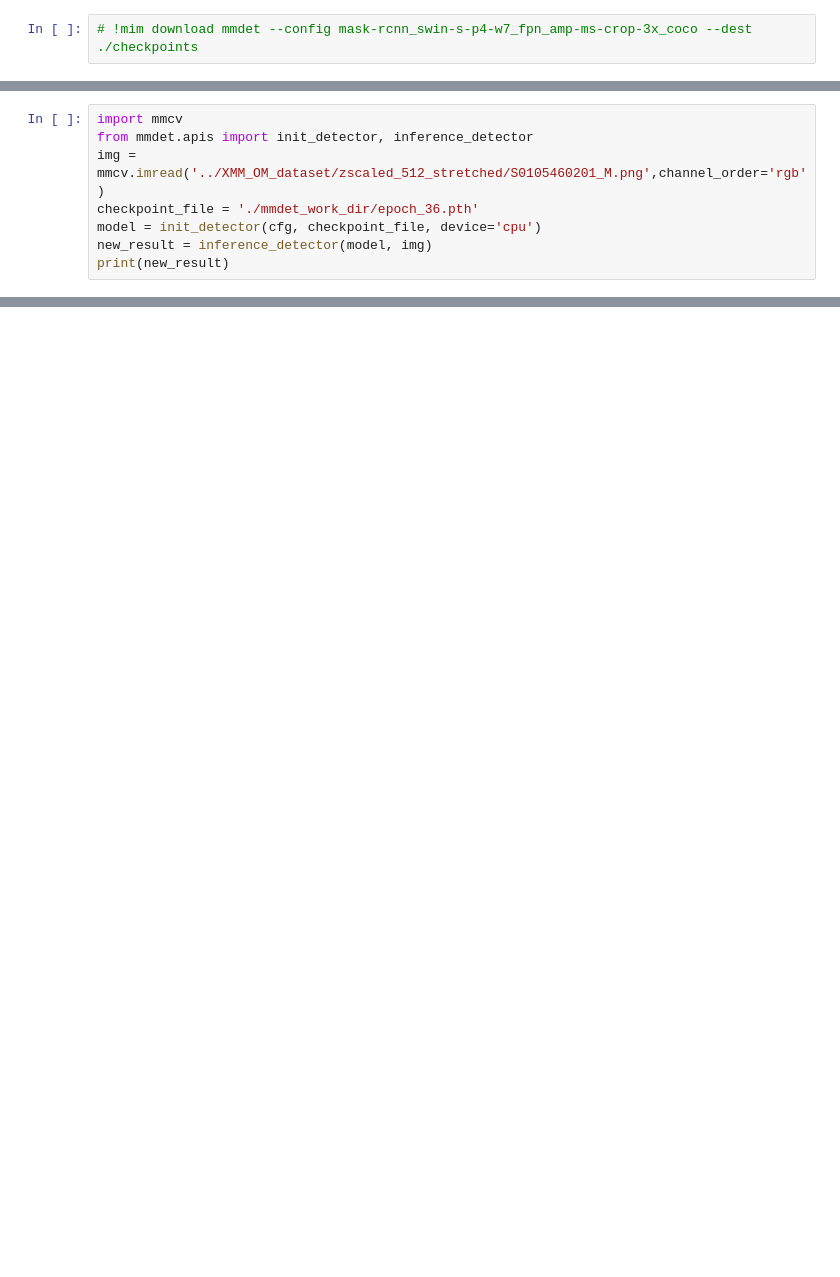
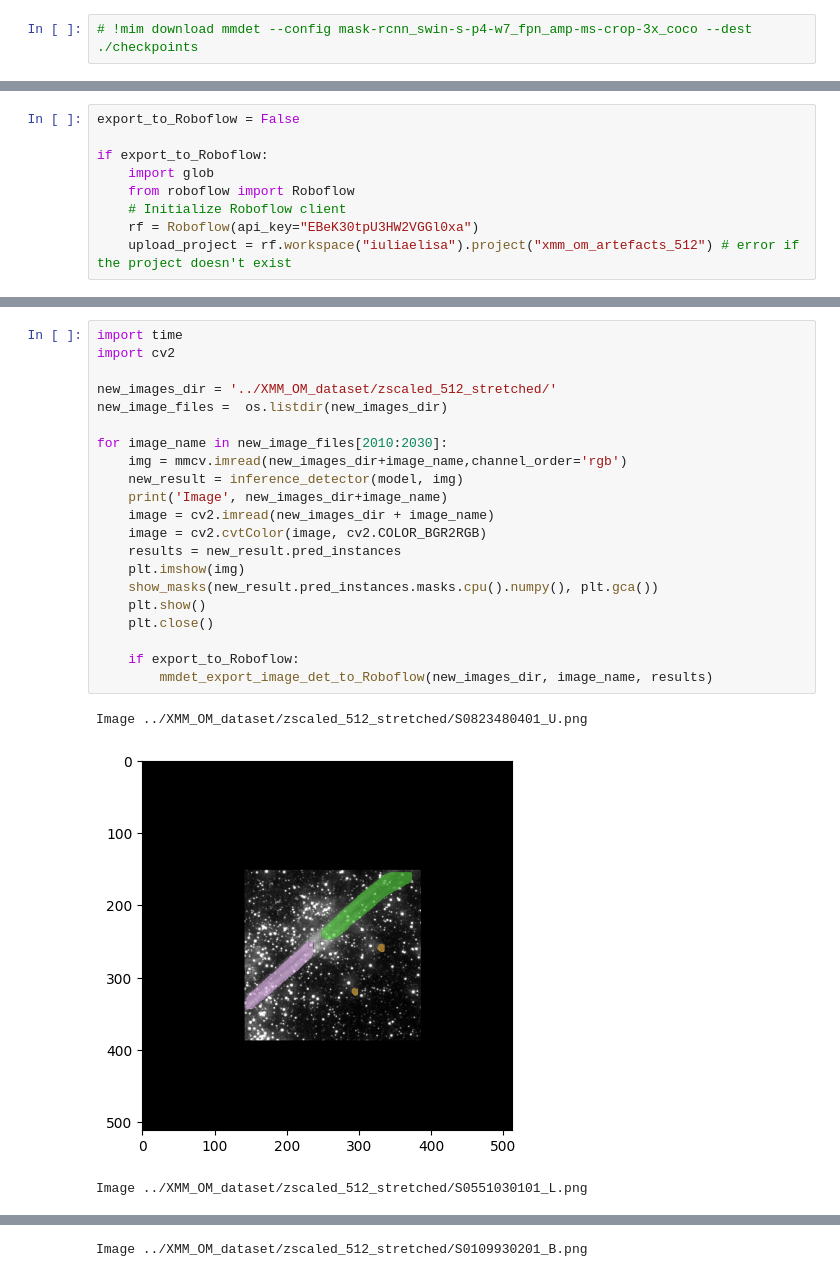
Before and after one commit to ESA-Datalabs/XAMI-model, a Jupyter notebook: mmdet_InstanceSeg.ipynb, the cells around one changed output, grey strips where cells are left out. Saved outputs shown, nothing was run; the diff lists cells and outputs as text; blank space fills up the shorter version.

```diff
--- a/mmdet_InstanceSeg.ipynb
+++ b/mmdet_InstanceSeg.ipynb
@@ -193,8 +239,0 @@ After finetuning the detector, let's visualize the prediction results!
-# %%
-import mmcv
-from mmdet.apis import init_detector, inference_detector
-img = mmcv.imread('../XMM_OM_dataset/zscaled_512_stretched/S0105460201_M.png',channel_order='rgb')
-checkpoint_file = './mmdet_work_dir/epoch_36.pth'
-model = init_detector(cfg, checkpoint_file, device='cpu')
-new_result = inference_detector(model, img)
-print(new_result)
@@ -243,0 +240,9 @@ So far, we have learnt how to test and train Mask R-CNN. To further explore the
+# %%
+export_to_Roboflow = False
+
+if export_to_Roboflow:
+    import glob
+    from roboflow import Roboflow
+    # Initialize Roboflow client
+    rf = Roboflow(api_key="EBeK30tpU3HW2VGGl0xa")
+    upload_project = rf.workspace("iuliaelisa").project("xmm_om_artefacts_512") # error if the project doesn't exist
@@ -243,0 +279,25 @@ So far, we have learnt how to test and train Mask R-CNN. To further explore the
+# %%
+import time
+import cv2
+
+new_images_dir = '../XMM_OM_dataset/zscaled_512_stretched/'
+new_image_files =  os.listdir(new_images_dir)
+
+for image_name in new_image_files[2010:2030]:
+    img = mmcv.imread(new_images_dir+image_name,channel_order='rgb')
+    new_result = inference_detector(model, img)
+    print('Image', new_images_dir+image_name)
+    image = cv2.imread(new_images_dir + image_name)
+    image = cv2.cvtColor(image, cv2.COLOR_BGR2RGB)
+    results = new_result.pred_instances
+    plt.imshow(img)
+    show_masks(new_result.pred_instances.masks.cpu().numpy(), plt.gca())
+    plt.show()
+    plt.close()
+
+    if export_to_Roboflow:
+        mmdet_export_image_det_to_Roboflow(new_images_dir, image_name, results)
+# %% [output]
+Image ../XMM_OM_dataset/zscaled_512_stretched/S0823480401_U.png
+[figure, added]
+Image ../XMM_OM_dataset/zscaled_512_stretched/S0551030101_L.png
@@ -243,0 +305 @@ So far, we have learnt how to test and train Mask R-CNN. To further explore the
+Image ../XMM_OM_dataset/zscaled_512_stretched/S0109930201_B.png
```
Also changed, not shown: parts of 40 cells of this notebook.
